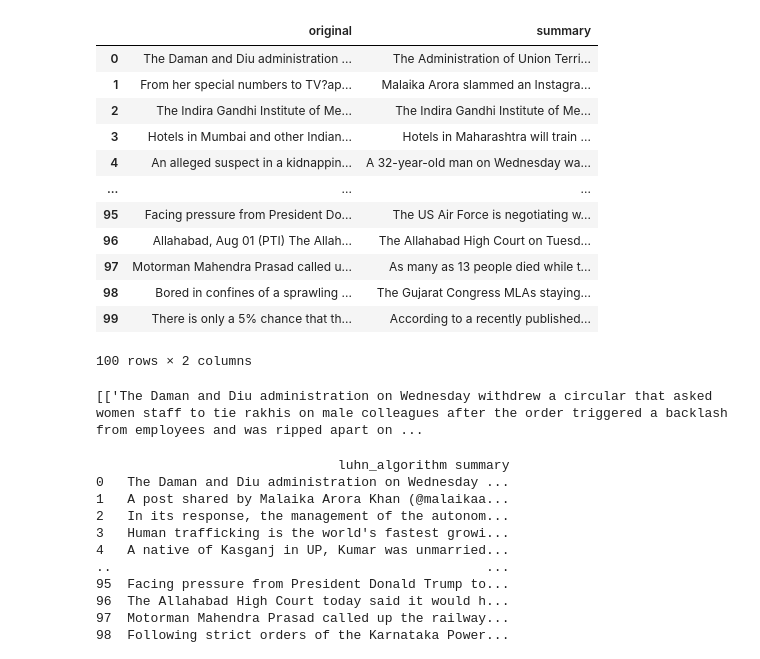
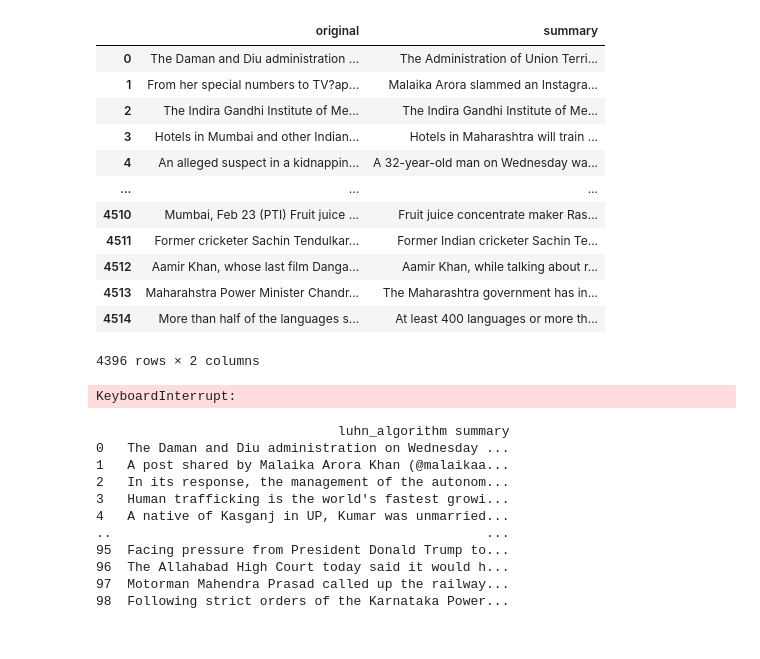
Before and after one commit to ZeyadMashhour/text_summarization, a Jupyter notebook: Testing.ipynb, the cells around one changed output. Cells and saved outputs as stored; diff of their text form; code cells hidden in the pictures.

```diff
--- a/Testing.ipynb
+++ b/Testing.ipynb
@@ -12,31 +13,31 @@ import pandas as pd
 # %%
 df = pd.read_csv("dataset.csv")
 df=df.iloc[:,1:]#remove first column(unnamed col)
 df.dropna(inplace=True)
 columns_titles = ["original","summary"]
 df=df.reindex(columns=columns_titles)
-mini_df = df[:100]
+mini_df = df
 mini_df
 # %% [output]
 |  | original | summary |
 | 0 | The Daman and Diu administration ... | The Administration of Union Terri... |
 | 1 | From her special numbers to TV?ap... | Malaika Arora slammed an Instagra... |
 | 2 | The Indira Gandhi Institute of Me... | The Indira Gandhi Institute of Me... |
 | 3 | Hotels in Mumbai and other Indian... | Hotels in Maharashtra will train ... |
 | 4 | An alleged suspect in a kidnappin... | A 32-year-old man on Wednesday wa... |
 | ... | ... | ... |
-| 95 | Facing pressure from President Do... | The US Air Force is negotiating w... |
-| 96 | Allahabad, Aug 01 (PTI) The Allah... | The Allahabad High Court on Tuesd... |
-| 97 | Motorman Mahendra Prasad called u... | As many as 13 people died while t... |
-| 98 | Bored in confines of a sprawling ... | The Gujarat Congress MLAs staying... |
-| 99 | There is only a 5% chance that th... | According to a recently published... |
+| 4510 | Mumbai, Feb 23 (PTI) Fruit juice ... | Fruit juice concentrate maker Ras... |
+| 4511 | Former cricketer Sachin Tendulkar... | Former Indian cricketer Sachin Te... |
+| 4512 | Aamir Khan, whose last film Danga... | Aamir Khan, while talking about r... |
+| 4513 | Maharahstra Power Minister Chandr... | The Maharashtra government has in... |
+| 4514 | More than half of the languages s... | At least 400 languages or more th... |
-100 rows × 2 columns
+4396 rows × 2 columns
 # %%
 """Preprocessing"""
 sentences, filtered_sentences = process_df(mini_df)
 print(sentences)
 # %% [output]
-[['The Daman and Diu administration on Wednesday withdrew a circular that asked women staff to tie rakhis on male colleagues after the order triggered a backlash from employees and was ripped apart on ...
+KeyboardInterrupt:
 # %%
 """
 Parameters are sentences,filtered_sentences ,summary_algorithm, size = 2(default value)
```
Also changed, not shown: parts of 2 cells of this notebook, 3 other files.
